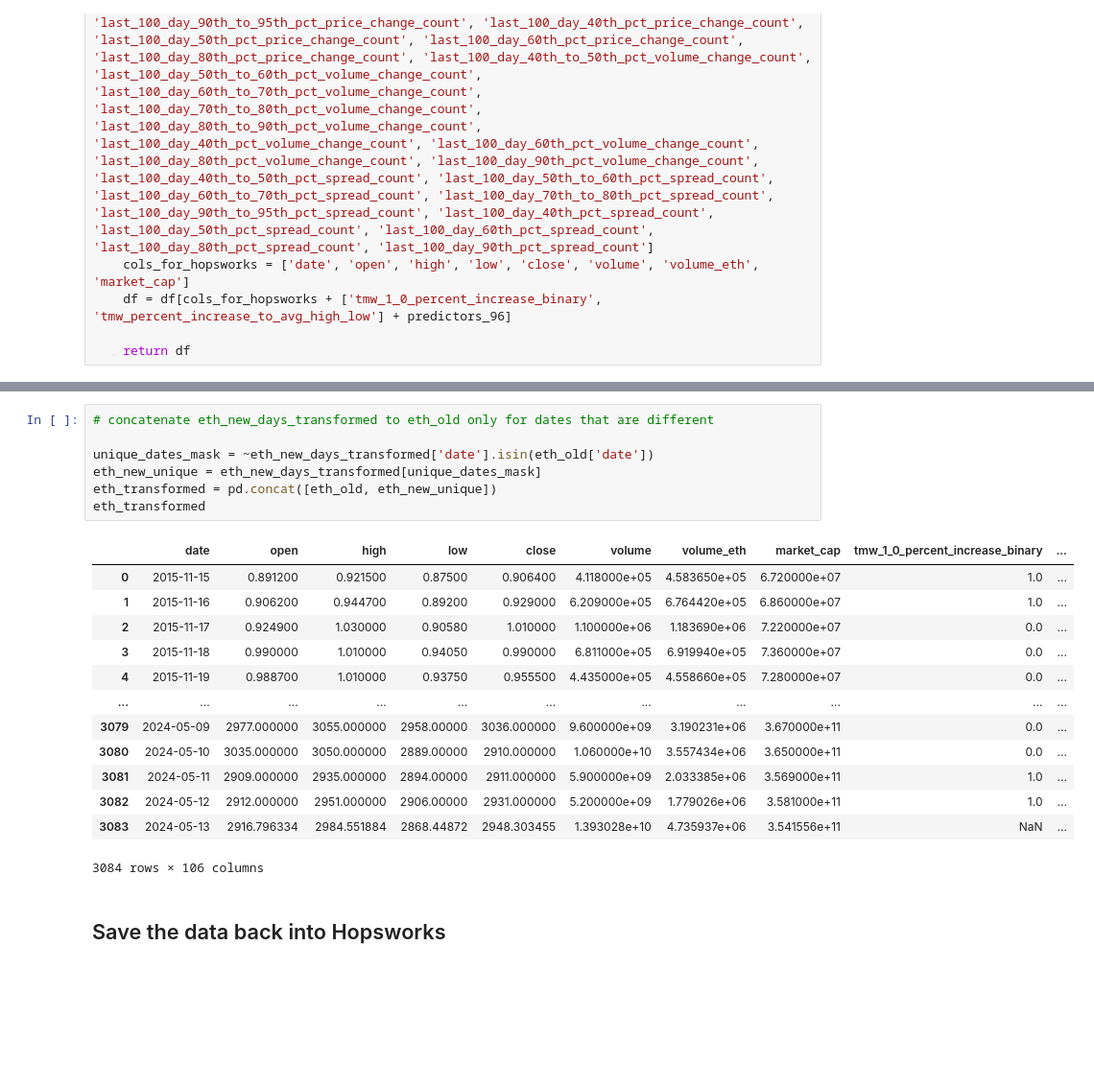
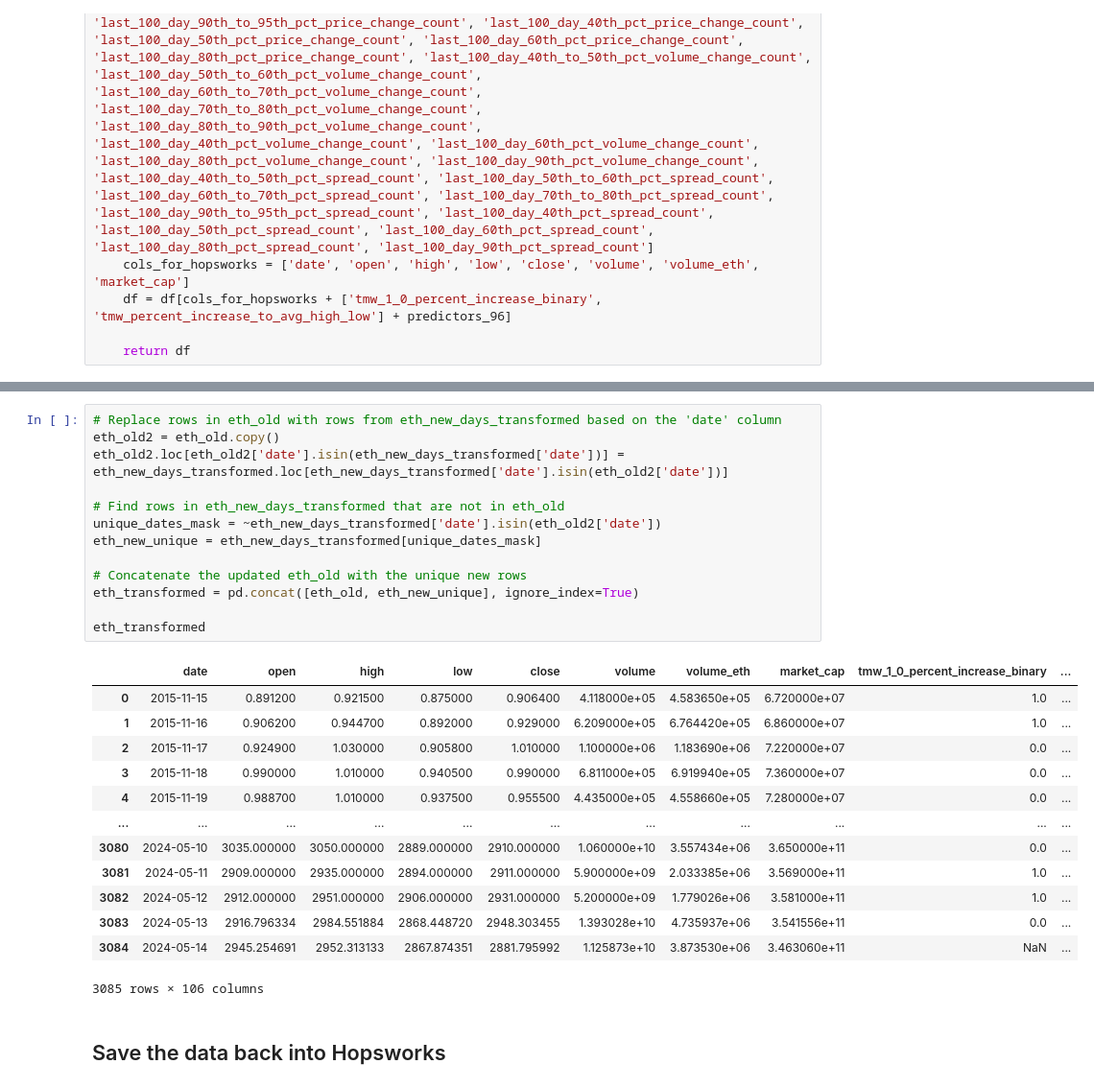
Before and after one commit to sadovsd/crypto-price-prediction-ML-pipeline, a Jupyter notebook: notebooks/06_ohlc_feature_pipeline.ipynb, the cells around one changed output, grey strips where cells are left out. Shown: that part at 96% size. Drawn from its saved outputs; the diff is of its cells as text; blank space fills up the shorter version.

```diff
--- a/notebooks/06_ohlc_feature_pipeline.ipynb
+++ b/notebooks/06_ohlc_feature_pipeline.ipynb
@@ -392,25 +409,31 @@ PerformanceWarning: DataFrame is highly fragmented.  This is usually the result
 2 rows × 106 columns
-# %%
-# concatenate eth_new_days_transformed to eth_old only for dates that are different
-
-unique_dates_mask = ~eth_new_days_transformed['date'].isin(eth_old['date'])
-eth_new_unique = eth_new_days_transformed[unique_dates_mask]
-eth_transformed = pd.concat([eth_old, eth_new_unique])
-eth_transformed
-# %% [output]
-|  | date | open | high | low | close | volume | volume_eth | market_cap | tmw_1_0_percent_increase_binary | ... |
-| 0 | 2015-11-15 | 0.891200 | 0.921500 | 0.87500 | 0.906400 | 4.118000e+05 | 4.583650e+05 | 6.720000e+07 | 1.0 | ... |
-| 1 | 2015-11-16 | 0.906200 | 0.944700 | 0.89200 | 0.929000 | 6.209000e+05 | 6.764420e+05 | 6.860000e+07 | 1.0 | ... |
-| 2 | 2015-11-17 | 0.924900 | 1.030000 | 0.90580 | 1.010000 | 1.100000e+06 | 1.183690e+06 | 7.220000e+07 | 0.0 | ... |
-| 3 | 2015-11-18 | 0.990000 | 1.010000 | 0.94050 | 0.990000 | 6.811000e+05 | 6.919940e+05 | 7.360000e+07 | 0.0 | ... |
-| 4 | 2015-11-19 | 0.988700 | 1.010000 | 0.93750 | 0.955500 | 4.435000e+05 | 4.558660e+05 | 7.280000e+07 | 0.0 | ... |
-| ... | ... | ... | ... | ... | ... | ... | ... | ... | ... | ... |
-| 3079 | 2024-05-09 | 2977.000000 | 3055.000000 | 2958.00000 | 3036.000000 | 9.600000e+09 | 3.190231e+06 | 3.670000e+11 | 0.0 | ... |
-| 3080 | 2024-05-10 | 3035.000000 | 3050.000000 | 2889.00000 | 2910.000000 | 1.060000e+10 | 3.557434e+06 | 3.650000e+11 | 0.0 | ... |
-| 3081 | 2024-05-11 | 2909.000000 | 2935.000000 | 2894.00000 | 2911.000000 | 5.900000e+09 | 2.033385e+06 | 3.569000e+11 | 1.0 | ... |
-| 3082 | 2024-05-12 | 2912.000000 | 2951.000000 | 2906.00000 | 2931.000000 | 5.200000e+09 | 1.779026e+06 | 3.581000e+11 | 1.0 | ... |
-| 3083 | 2024-05-13 | 2916.796334 | 2984.551884 | 2868.44872 | 2948.303455 | 1.393028e+10 | 4.735937e+06 | 3.541556e+11 | NaN | ... |
-3084 rows × 106 columns
+# %%
+# Replace rows in eth_old with rows from eth_new_days_transformed based on the 'date' column
+eth_old2 = eth_old.copy()
+eth_old2.loc[eth_old2['date'].isin(eth_new_days_transformed['date'])] = eth_new_days_transformed.loc[eth_new_days_transformed['date'].isin(eth_old2['date'])]
+
+# Find rows in eth_new_days_transformed that are not in eth_old
+unique_dates_mask = ~eth_new_days_transformed['date'].isin(eth_old2['date'])
+eth_new_unique = eth_new_days_transformed[unique_dates_mask]
+
+# Concatenate the updated eth_old with the unique new rows
+eth_transformed = pd.concat([eth_old, eth_new_unique], ignore_index=True)
+
+eth_transformed
+# %% [output]
+|  | date | open | high | low | close | volume | volume_eth | market_cap | tmw_1_0_percent_increase_binary | ... |
+| 0 | 2015-11-15 | 0.891200 | 0.921500 | 0.875000 | 0.906400 | 4.118000e+05 | 4.583650e+05 | 6.720000e+07 | 1.0 | ... |
+| 1 | 2015-11-16 | 0.906200 | 0.944700 | 0.892000 | 0.929000 | 6.209000e+05 | 6.764420e+05 | 6.860000e+07 | 1.0 | ... |
+| 2 | 2015-11-17 | 0.924900 | 1.030000 | 0.905800 | 1.010000 | 1.100000e+06 | 1.183690e+06 | 7.220000e+07 | 0.0 | ... |
+| 3 | 2015-11-18 | 0.990000 | 1.010000 | 0.940500 | 0.990000 | 6.811000e+05 | 6.919940e+05 | 7.360000e+07 | 0.0 | ... |
+| 4 | 2015-11-19 | 0.988700 | 1.010000 | 0.937500 | 0.955500 | 4.435000e+05 | 4.558660e+05 | 7.280000e+07 | 0.0 | ... |
+| ... | ... | ... | ... | ... | ... | ... | ... | ... | ... | ... |
+| 3080 | 2024-05-10 | 3035.000000 | 3050.000000 | 2889.000000 | 2910.000000 | 1.060000e+10 | 3.557434e+06 | 3.650000e+11 | 0.0 | ... |
+| 3081 | 2024-05-11 | 2909.000000 | 2935.000000 | 2894.000000 | 2911.000000 | 5.900000e+09 | 2.033385e+06 | 3.569000e+11 | 1.0 | ... |
+| 3082 | 2024-05-12 | 2912.000000 | 2951.000000 | 2906.000000 | 2931.000000 | 5.200000e+09 | 1.779026e+06 | 3.581000e+11 | 1.0 | ... |
+| 3083 | 2024-05-13 | 2916.796334 | 2984.551884 | 2868.448720 | 2948.303455 | 1.393028e+10 | 4.735937e+06 | 3.541556e+11 | 0.0 | ... |
+| 3084 | 2024-05-14 | 2945.254691 | 2952.313133 | 2867.874351 | 2881.795992 | 1.125873e+10 | 3.873530e+06 | 3.463060e+11 | NaN | ... |
+3085 rows × 106 columns
 # %% [markdown]
 ## Save the data back into Hopsworks
 # %%
```
Also changed, not shown: parts of 8 cells of this notebook, 2 other files.
